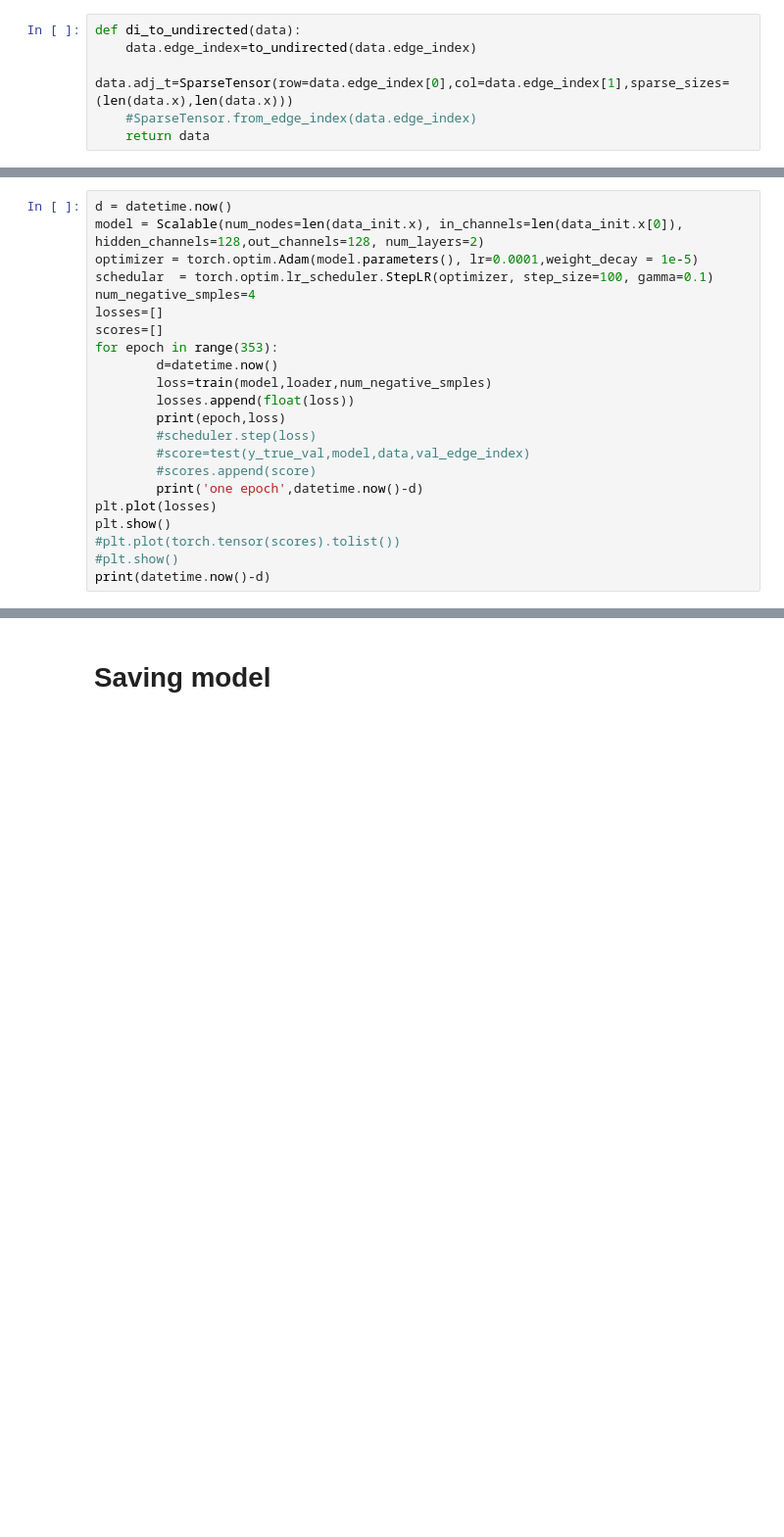
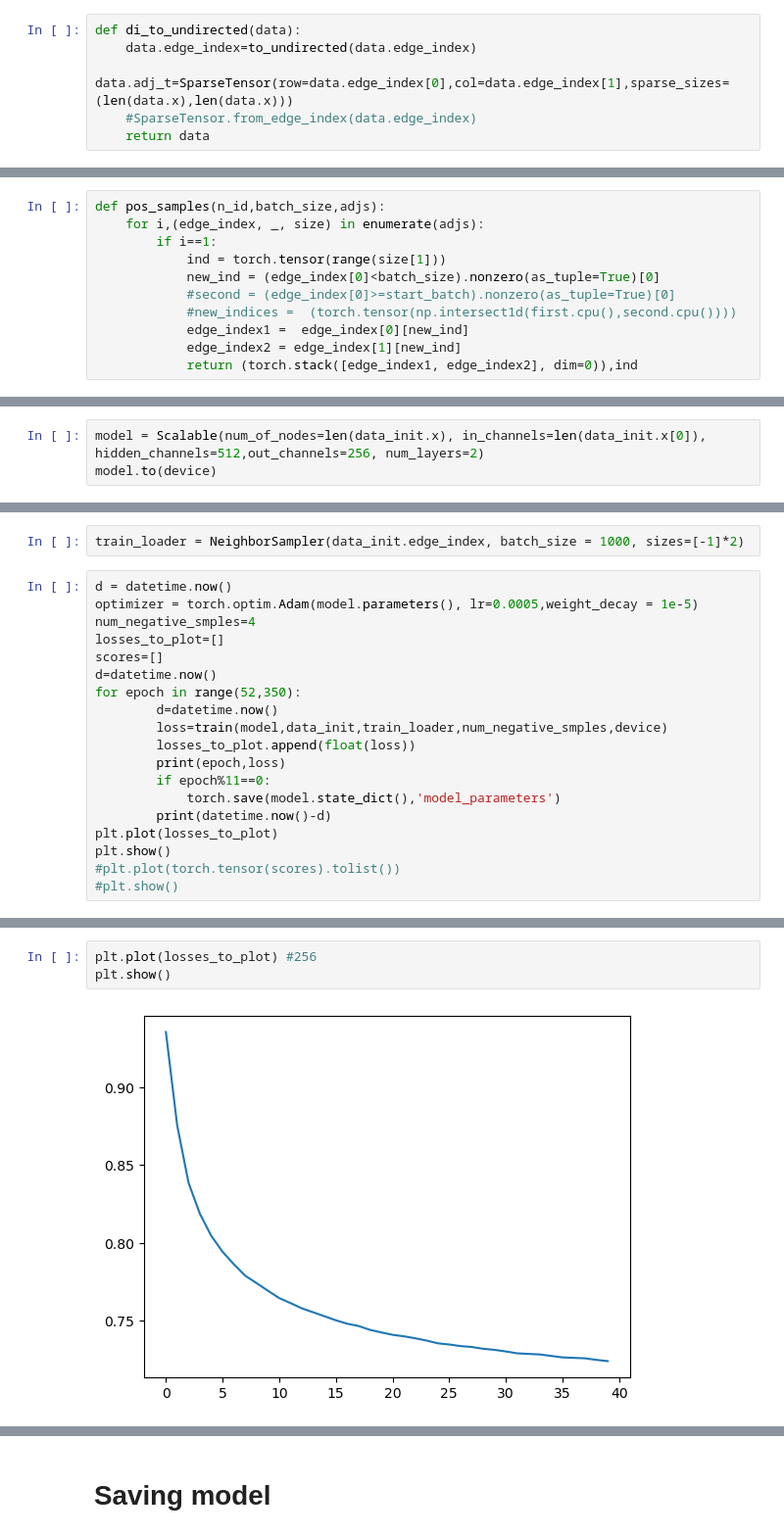
Before and after one commit to anpolol/Recommendation_articles, a Jupyter notebook: train/Recommendation.ipynb, the cells around one changed output, grey strips where cells are left out. Shown at 98% size. Cells and saved outputs as stored; diff of their text form; blank space fills up the shorter version.

Commit message:
256 embeddings; remove num of nodes in init

```diff
--- a/train/Recommendation.ipynb
+++ b/train/Recommendation.ipynb
@@ -184,0 +155,11 @@ def test(y_true,model,data,val_edge_index):
+# %%
+def pos_samples(n_id,batch_size,adjs):
+    for i,(edge_index, _, size) in enumerate(adjs):
+        if i==1:
+            ind = torch.tensor(range(size[1]))
+            new_ind = (edge_index[0]<batch_size).nonzero(as_tuple=True)[0]
+            #second = (edge_index[0]>=start_batch).nonzero(as_tuple=True)[0]
+            #new_indices =  (torch.tensor(np.intersect1d(first.cpu(),second.cpu())))
+            edge_index1 =  edge_index[0][new_ind]
+            edge_index2 = edge_index[1][new_ind]
+            return (torch.stack([edge_index1, edge_index2], dim=0)),ind
@@ -184,0 +239,3 @@ def test(y_true,model,data,val_edge_index):
+# %%
+model = Scalable(num_of_nodes=len(data_init.x), in_channels=len(data_init.x[0]), hidden_channels=512,out_channels=256, num_layers=2)
+model.to(device)
@@ -185,22 +253,21 @@ def test(y_true,model,data,val_edge_index):
+# %%
+train_loader = NeighborSampler(data_init.edge_index, batch_size = 1000, sizes=[-1]*2)
 # %%
 d = datetime.now()
-model = Scalable(num_nodes=len(data_init.x), in_channels=len(data_init.x[0]), hidden_channels=128,out_channels=128, num_layers=2)
-optimizer = torch.optim.Adam(model.parameters(), lr=0.0001,weight_decay = 1e-5)
-schedular  = torch.optim.lr_scheduler.StepLR(optimizer, step_size=100, gamma=0.1)
+optimizer = torch.optim.Adam(model.parameters(), lr=0.0005,weight_decay = 1e-5)
 num_negative_smples=4
-losses=[]
+losses_to_plot=[]
 scores=[]
-for epoch in range(353):
+d=datetime.now()
+for epoch in range(52,350):
         d=datetime.now()
-        loss=train(model,loader,num_negative_smples)
-        losses.append(float(loss))
+        loss=train(model,data_init,train_loader,num_negative_smples,device)
+        losses_to_plot.append(float(loss))
         print(epoch,loss)
-        #scheduler.step(loss)
-        #score=test(y_true_val,model,data,val_edge_index)
-        #scores.append(score)
-        print('one epoch',datetime.now()-d)
-plt.plot(losses)
+        if epoch%11==0:
+            torch.save(model.state_dict(),'model_parameters')
+        print(datetime.now()-d)
+plt.plot(losses_to_plot)
 plt.show()
 #plt.plot(torch.tensor(scores).tolist())
 #plt.show()
-print(datetime.now()-d)
@@ -206,0 +295,5 @@ print(datetime.now()-d)
+# %%
+plt.plot(losses_to_plot) #256
+plt.show()
+# %% [output]
+[figure, added]
```
Also changed, not shown: parts of 27 cells of this notebook, 4 other files.
